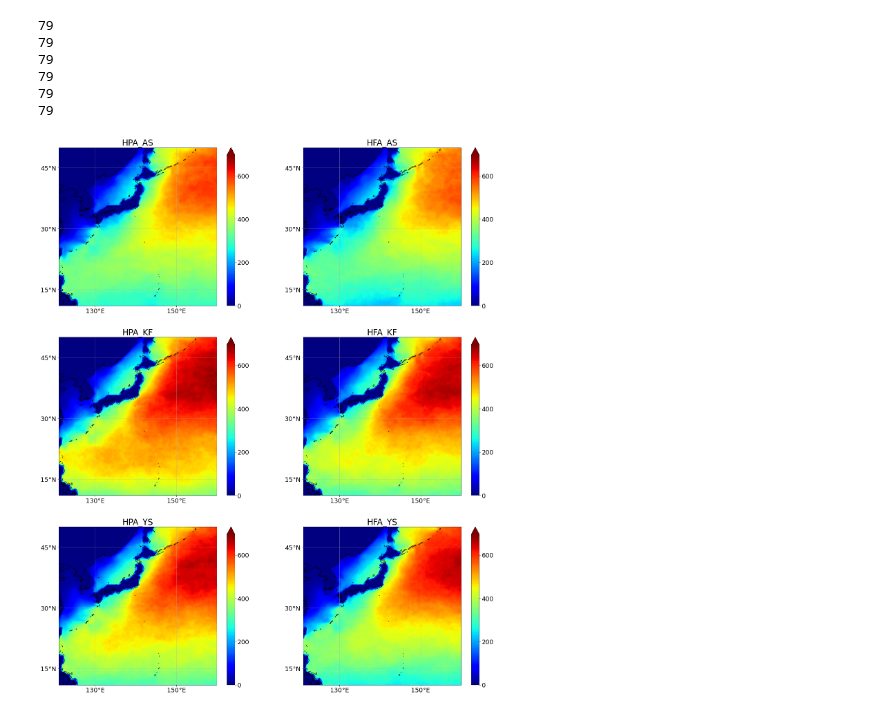
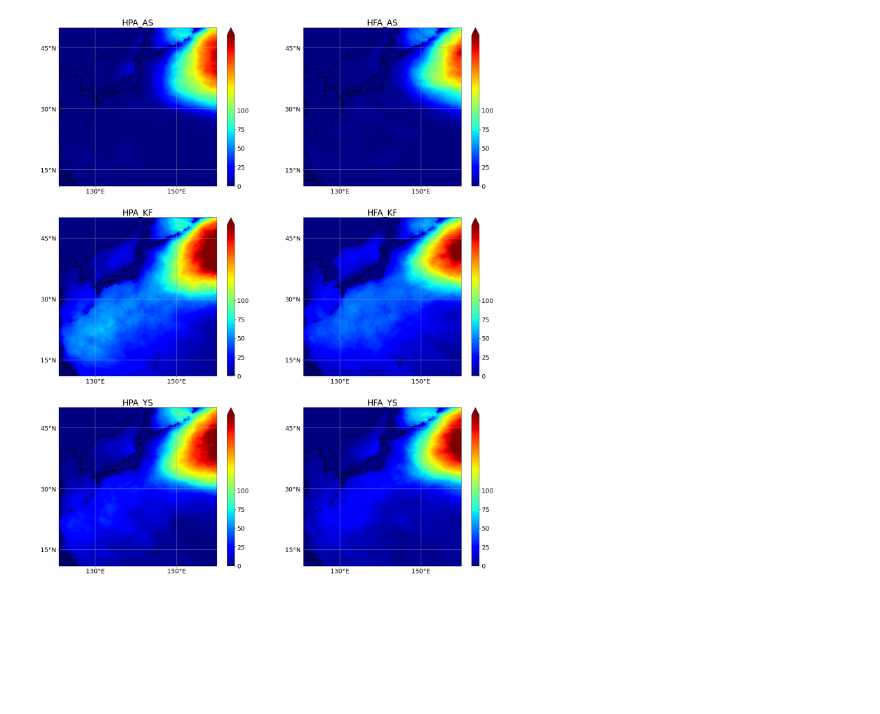
Before and after one commit to greedtn/MRI-AGCM3.2H, a Jupyter notebook: common/POT_CNT_diff.ipynb, the cells around one changed output. Drawn from its saved outputs; the diff is of its cells as text; code cells hidden in the pictures; blank space fills up the shorter version.

```diff
--- a/common/POT_CNT_diff.ipynb
+++ b/common/POT_CNT_diff.ipynb
@@ -42,12 +42,12 @@ lon_w = lons[0][0]
 lon_e = lons[-1][0]
 
 MODEL = ['HPA_AS', 'HPA_KF', 'HPA_YS', 'HFA_AS_c0', 'HFA_KF_c0', 'HFA_YS_c0']
-p_as = read_pot_cnt('../pot_csv/HPA_AS_POT_DATA.csv')
-p_kf = read_pot_cnt('../pot_csv/HPA_KF_POT_DATA.csv')
-p_ys = read_pot_cnt('../pot_csv/HPA_YS_POT_DATA.csv')
-f_as = read_pot_cnt('../pot_csv/HFA_AS_c0_POT_DATA.csv')
-f_kf = read_pot_cnt('../pot_csv/HFA_KF_c0_POT_DATA.csv')
-f_ys = read_pot_cnt('../pot_csv/HFA_YS_c0_POT_DATA.csv')
+p_as = read_pot_cnt('../pot_csv(100)(thr=8)/HPA_AS_POT_DATA.csv')
+p_kf = read_pot_cnt('../pot_csv(100)(thr=8)/HPA_KF_POT_DATA.csv')
+p_ys = read_pot_cnt('../pot_csv(100)(thr=8)/HPA_YS_POT_DATA.csv')
+f_as = read_pot_cnt('../pot_csv(100)(thr=8)/HFA_AS_c0_POT_DATA.csv')
+f_kf = read_pot_cnt('../pot_csv(100)(thr=8)/HFA_KF_c0_POT_DATA.csv')
+f_ys = read_pot_cnt('../pot_csv(100)(thr=8)/HFA_YS_c0_POT_DATA.csv')
 
 
 P = [p_as, p_kf, p_ys]
@@ -56,7 +56,7 @@ MODEL = ['AS', 'KF', 'YS']
 
 # 現在気候・将来気候のPOT contour
 fig = plt.figure(figsize=(20, 24))
-levels = np.arange(0, 700, 5)
+levels = np.arange(0, 200, 0.5)
 for i in range(6):
     ax = fig.add_subplot(3, 2, i + 1, projection=ccrs.PlateCarree())
     if i % 2 == 0:
@@ -67,7 +67,7 @@ for i in range(6):
         ax.set_title('HPA_' + MODEL[i // 2], fontsize=24)
     else:
         ax.set_title('HFA_' + MODEL[i // 2], fontsize=24)
-    c_bar = plt.colorbar(a, ticks=[0, 200, 400, 600])
+    c_bar = plt.colorbar(a, ticks=[0, 25, 50, 75, 100])
     c_bar.ax.tick_params(labelsize=18)
     ax.set_xticks([130,150], crs=ccrs.PlateCarree()) # gridを引く経度を指定 360にすると0Wが出ない
     ax.set_yticks([15, 30, 45], crs=ccrs.PlateCarree()) # gridを引く緯度を指定
@@ -82,17 +82,17 @@ for i in range(6):
     gl.xlocator = ticker.FixedLocator([130, 150]) # 経度線
     gl.ylocator = ticker.FixedLocator([15, 30, 45]) # 緯度線
 plt.subplots_adjust(left=0.05, right=0.95, bottom=0.05, top=0.95)
-plt.savefig("../img/pot_data.png")
+plt.savefig("../img(100)(thr=8)/pot_data.png")
 plt.show()
 
 # 描画(将来気候と現在気候のPOT数の差)
 fig = plt.figure(figsize=(10, 24))
-levels = np.arange(-200, 200, 1)
+levels = np.arange(-50, 50, 1)
 cmap = copy.copy(mpl.cm.get_cmap("seismic"))
 for i in range(3):
     ax = fig.add_subplot(3, 1, i + 1, projection=ccrs.PlateCarree())
     a = plt.contourf(lons, lats, F[i] - P[i], levels=levels, transform=ccrs.PlateCarree(), cmap=cmap, extend='both')
-    c_bar = plt.colorbar(a, ticks=[-200, -100, 0, 100, 200])
+    c_bar = plt.colorbar(a, ticks=[-50, -25, 0, 25, 50])
     c_bar.ax.tick_params(labelsize=18)
     c_bar.ax.yaxis.set_minor_locator(ticker.NullLocator())
     ax.set_xticks([130,150], crs=ccrs.PlateCarree()) # gridを引く経度を指定 360にすると0Wが出ない
@@ -109,40 +109,34 @@ for i in range(3):
     gl.ylocator = ticker.FixedLocator([15, 30, 45]) # 緯度線
     ax.set_title(MODEL[i], fontsize=24)
 plt.subplots_adjust(left=0.05, right=0.95, bottom=0.05, top=0.95)
-plt.savefig("../img/diff_of_pot_data.png")
+plt.savefig("../img(100)(thr=8)/diff_of_pot_data.png")
 plt.show()
 
-# 描画(将来気候と現在気候のPOT数の差)
+# 描画(将来気候と現在気候のPOT数割合の差)
 fig = plt.figure(figsize=(10, 24))
 levels = np.arange(50, 150, 0.5)
 cmap = copy.copy(mpl.cm.get_cmap("seismic"))
 for i in range(3):
     ax = fig.add_subplot(3, 1, i + 1, projection=ccrs.PlateCarree())
     a = plt.contourf(lons, lats, F[i] * 100 / P[i], levels=levels, transform=ccrs.PlateCarree(), cmap=cmap, extend='both')
     c_bar = plt.colorbar(a, ticks=[50, 75, 100, 125, 150])
     c_bar.ax.tick_params(labelsize=18)
     c_bar.ax.yaxis.set_minor_locator(ticker.NullLocator())
     ax.set_xticks([130,150], crs=ccrs.PlateCarree()) # gridを引く経度を指定 360にすると0Wが出ない
     ax.set_yticks([15, 30, 45], crs=ccrs.PlateCarree()) # gridを引く緯度を指定
     lon_formatter = LongitudeFormatter(zero_direction_label=True) # 経度
     lat_formatter = LatitudeFormatter() # 緯度。formatを指定することも可能
     ax.xaxis.set_major_formatter(lon_formatter)
     ax.yaxis.set_major_formatter(lat_formatter)
     ax.axes.tick_params(labelsize=18)
     ax.grid()
     ax.coastlines()
     gl = ax.gridlines(crs=ccrs.PlateCarree(), draw_labels=False, alpha=0.5) # 経度線・緯度線ラベルを無効
     gl.xlocator = ticker.FixedLocator([130, 150]) # 経度線
     gl.ylocator = ticker.FixedLocator([15, 30, 45]) # 緯度線
     ax.set_title(MODEL[i], fontsize=24)
 plt.subplots_adjust(left=0.05, right=0.95, bottom=0.05, top=0.95)
-plt.savefig("../img/ratio_of_pot_data.png")
+plt.savefig("../img(100)(thr=8)/ratio_of_pot_data.png")
 plt.show()
 # %% [output]
-79
-79
-79
-79
-79
-79
-[figure, old version]
+[figure, new version]
```
Also changed, not shown: parts of 1 cell of this notebook, 50 other files.
